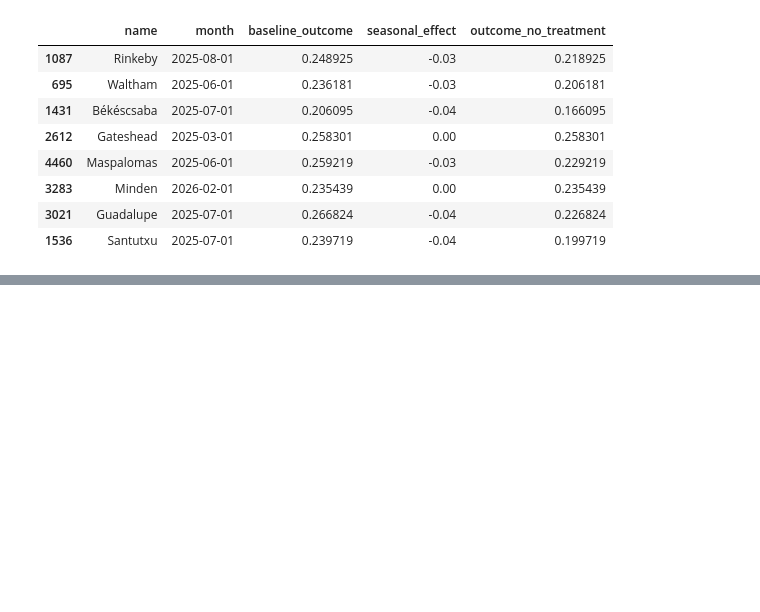
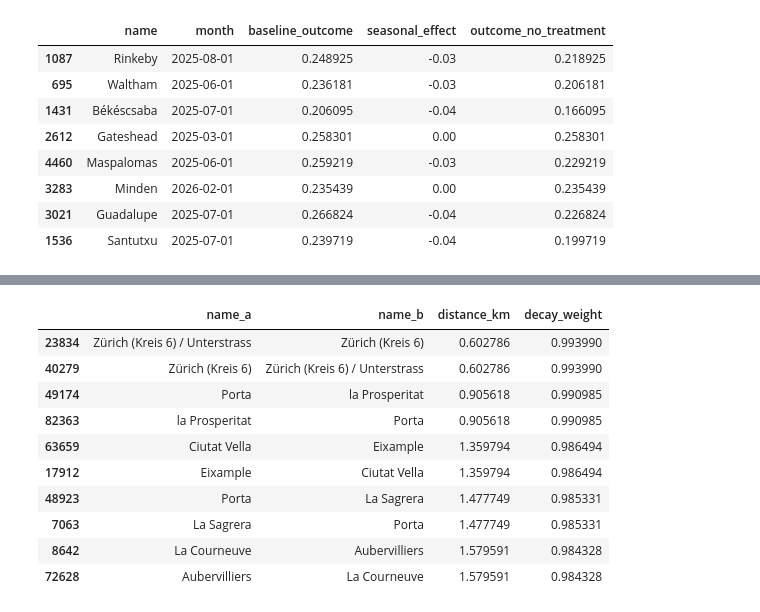
Before and after one commit to Deepa-RA/causal-inference-project, a Jupyter notebook: notebooks/00_simulate_data.ipynb, the cells around one changed output, grey strips where cells are left out. Saved outputs shown, nothing was run; the diff lists cells and outputs as text; code cells hidden in the pictures; blank space fills up the shorter version.

```diff
--- a/notebooks/00_simulate_data.ipynb
+++ b/notebooks/00_simulate_data.ipynb
@@ -194,0 +195,20 @@ panel[["name", "month", "treated", "outcome_no_treatment", "outcome"]].sample(8)
+# %%
+# Spillover: Part 1 - Distance Between Cities
+# Test
+
+def haversine_km(lat1,lng1,lat2,lng2):
+    R =6371 #Earth's radius in km
+    lat1, lng1, lat2, lng2 = map(np.radians, [lat1,lng1,lat2,lng2])
+    dlat = lat2 - lat1
+    dlng = lng2 - lng1
+    a = np.sin(dlat/2)**2 + np.cos(lat1) * np.cos(lat2) * np.sin(dlng/2)**2
+    return 2 * R * np.arcsin(np.sqrt(a))
+
+# test on first 2 cities
+city_a = cities.iloc[0]
+city_b = cities.iloc[1]
+
+distance = haversine_km(city_a["lat"], city_a["lng"], city_b["lat"], city_b["lng"])
+print(city_a["country"], city_a["name"], "to", city_b["country"],city_b["name"], ":", distance, "km")
+cities.head()
+# test successful
@@ -194,0 +246,19 @@ panel[["name", "month", "treated", "outcome_no_treatment", "outcome"]].sample(8)
+# %%
+# Apply Decay calculation - further the city from a target city the lower the spillover impact
+
+decay_distance = 100  # km
+
+city_pairs["decay_weight"] = np.exp(-city_pairs["distance_km"] / decay_distance)
+city_pairs[["name_a", "name_b", "distance_km", "decay_weight"]].sort_values("distance_km").head(10)
+# %% [output]
+|  | name_a | name_b | distance_km | decay_weight |
+| 23834 | Zürich (Kreis 6) / Unterstrass | Zürich (Kreis 6) | 0.602786 | 0.993990 |
+| 40279 | Zürich (Kreis 6) | Zürich (Kreis 6) / Unterstrass | 0.602786 | 0.993990 |
+| 49174 | Porta | la Prosperitat | 0.905618 | 0.990985 |
+| 82363 | la Prosperitat | Porta | 0.905618 | 0.990985 |
+| 63659 | Ciutat Vella | Eixample | 1.359794 | 0.986494 |
+| 17912 | Eixample | Ciutat Vella | 1.359794 | 0.986494 |
+| 48923 | Porta | La Sagrera | 1.477749 | 0.985331 |
+| 7063 | La Sagrera | Porta | 1.477749 | 0.985331 |
+| 8642 | La Courneuve | Aubervilliers | 1.579591 | 0.984328 |
+| 72628 | Aubervilliers | La Courneuve | 1.579591 | 0.984328 |
```
Also changed, not shown: parts of 12 cells of this notebook.
